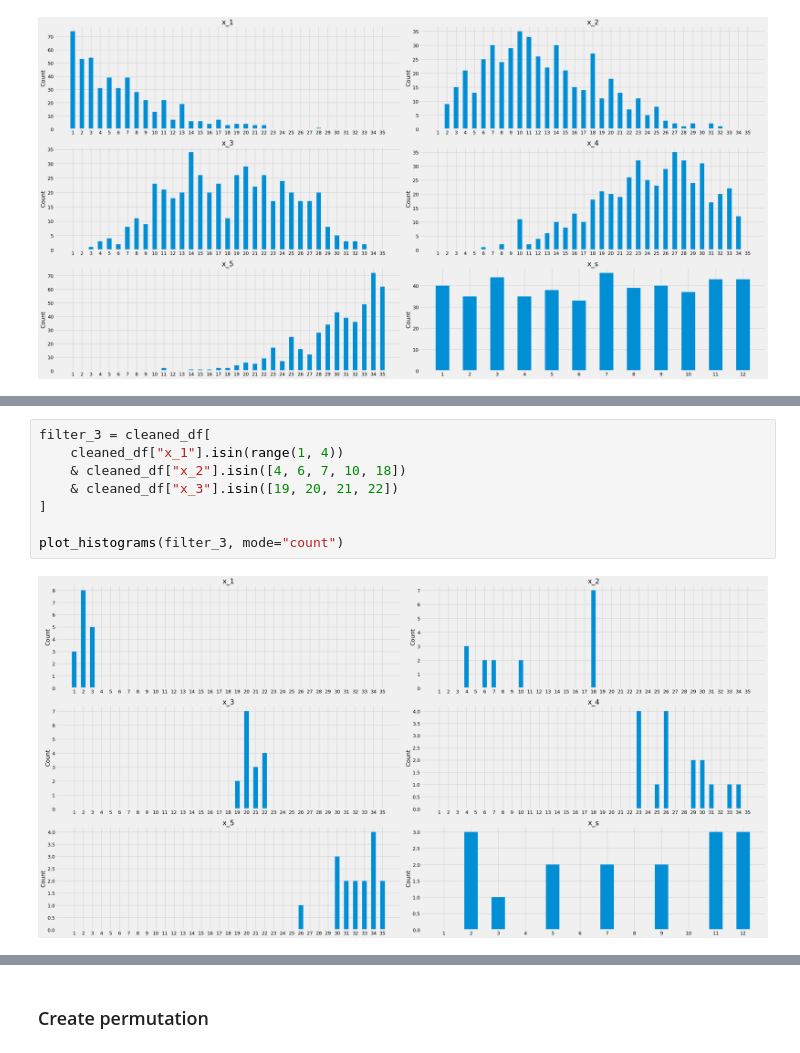
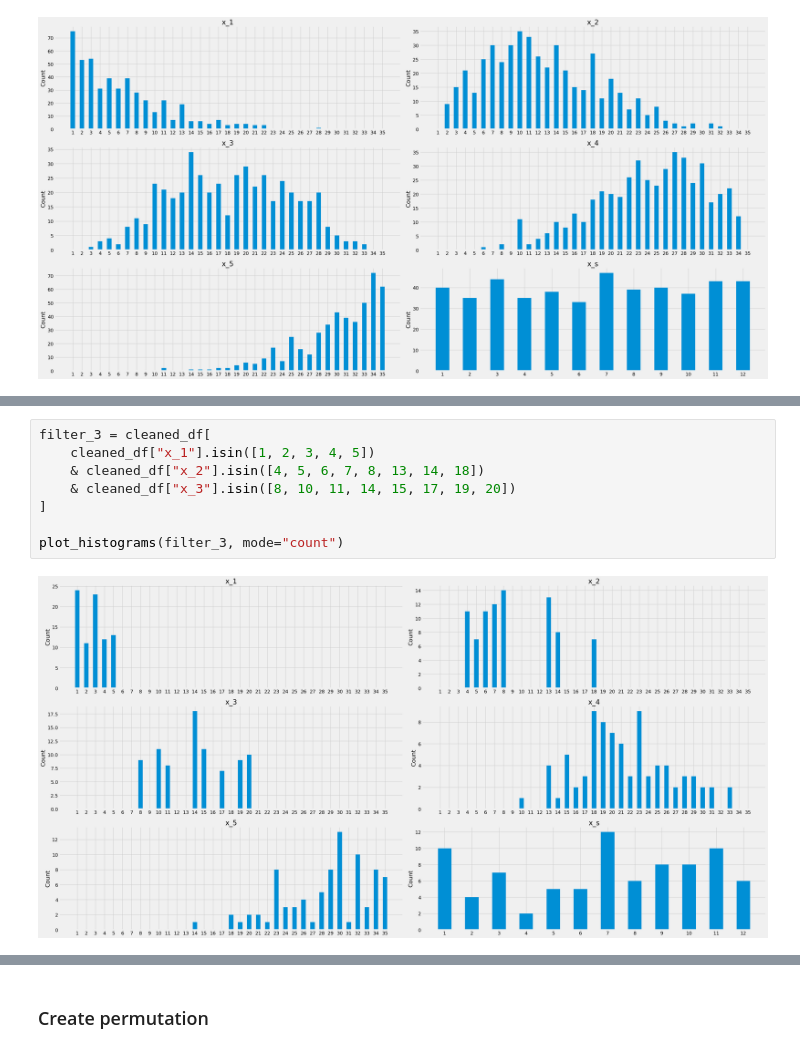
Before and after one commit to DucTrung1802/lucky_number, a Jupyter notebook: lotto_5_35.ipynb, the cells around one changed output, grey strips where cells are left out. Saved outputs shown, nothing was run; the diff lists cells and outputs as text.

```diff
--- a/lotto_5_35.ipynb
+++ b/lotto_5_35.ipynb
@@ -371,13 +372,13 @@ extended_summary(filter_2["x_3"])
 # %%
 filter_3 = cleaned_df[
-    cleaned_df["x_1"].isin(range(1, 4))
-    & cleaned_df["x_2"].isin([4, 6, 7, 10, 18])
-    & cleaned_df["x_3"].isin([19, 20, 21, 22])
+    cleaned_df["x_1"].isin([1, 2, 3, 4, 5])
+    & cleaned_df["x_2"].isin([4, 5, 6, 7, 8, 13, 14, 18])
+    & cleaned_df["x_3"].isin([8, 10, 11, 14, 15, 17, 19, 20])
 ]
 
 plot_histograms(filter_3, mode="count")
 # %% [output]
-[figure, old version]
+[figure, new version]
 # %%
 extended_summary(filter_3["x_4"])
 # %% [output]
```
Also changed, not shown: parts of 16 cells of this notebook, 4 other files.
